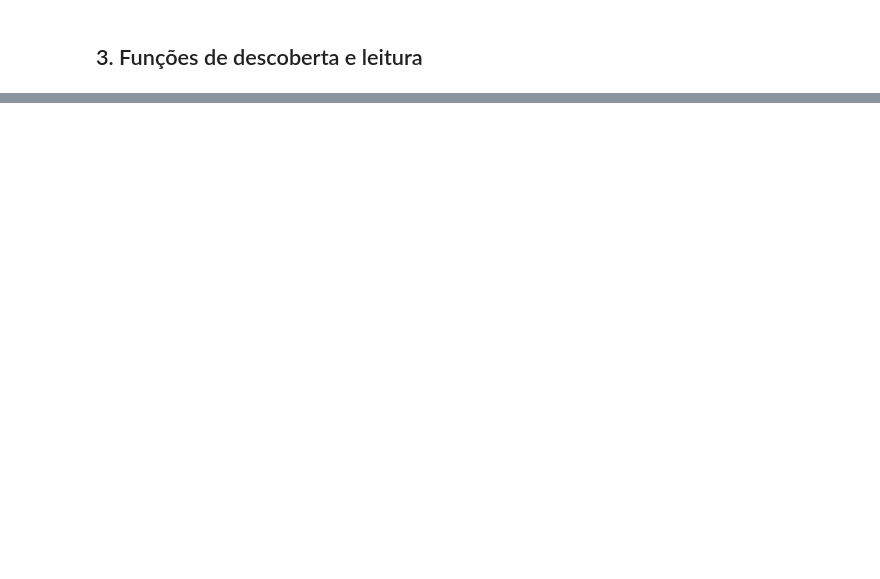
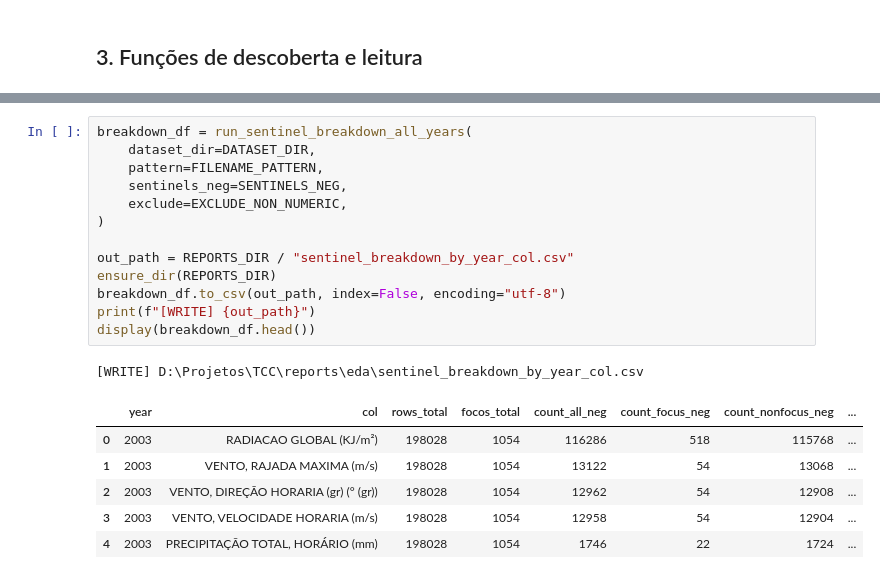
Before and after one commit to julianopadua/TCC, a Jupyter notebook: src/analysis.ipynb, the cells around one changed output, grey strips where cells are left out. Drawn from its saved outputs; the diff is of its cells as text; blank space fills up the shorter version.

```diff
--- a/src/analysis.ipynb
+++ b/src/analysis.ipynb
@@ -126,0 +425,21 @@ pd.DataFrame([one]).assign(prop_foco_pct=lambda d: d["prop_foco"] * 100).drop(co
+# %%
+breakdown_df = run_sentinel_breakdown_all_years(
+    dataset_dir=DATASET_DIR,
+    pattern=FILENAME_PATTERN,
+    sentinels_neg=SENTINELS_NEG,
+    exclude=EXCLUDE_NON_NUMERIC,
+)
+
+out_path = REPORTS_DIR / "sentinel_breakdown_by_year_col.csv"
+ensure_dir(REPORTS_DIR)
+breakdown_df.to_csv(out_path, index=False, encoding="utf-8")
+print(f"[WRITE] {out_path}")
+display(breakdown_df.head())
+# %% [output]
+[WRITE] D:\Projetos\TCC\reports\eda\sentinel_breakdown_by_year_col.csv
+|  | year | col | rows_total | focos_total | count_all_neg | count_focus_neg | count_nonfocus_neg | ... |
+| 0 | 2003 | RADIACAO GLOBAL (KJ/m²) | 198028 | 1054 | 116286 | 518 | 115768 | ... |
+| 1 | 2003 | VENTO, RAJADA MAXIMA (m/s) | 198028 | 1054 | 13122 | 54 | 13068 | ... |
+| 2 | 2003 | VENTO, DIREÇÃO HORARIA (gr) (° (gr)) | 198028 | 1054 | 12962 | 54 | 12908 | ... |
+| 3 | 2003 | VENTO, VELOCIDADE HORARIA (m/s) | 198028 | 1054 | 12958 | 54 | 12904 | ... |
+| 4 | 2003 | PRECIPITAÇÃO TOTAL, HORÁRIO (mm) | 198028 | 1054 | 1746 | 22 | 1724 | ... |
```
Also changed, not shown: parts of 24 cells of this notebook, 5 other files.
